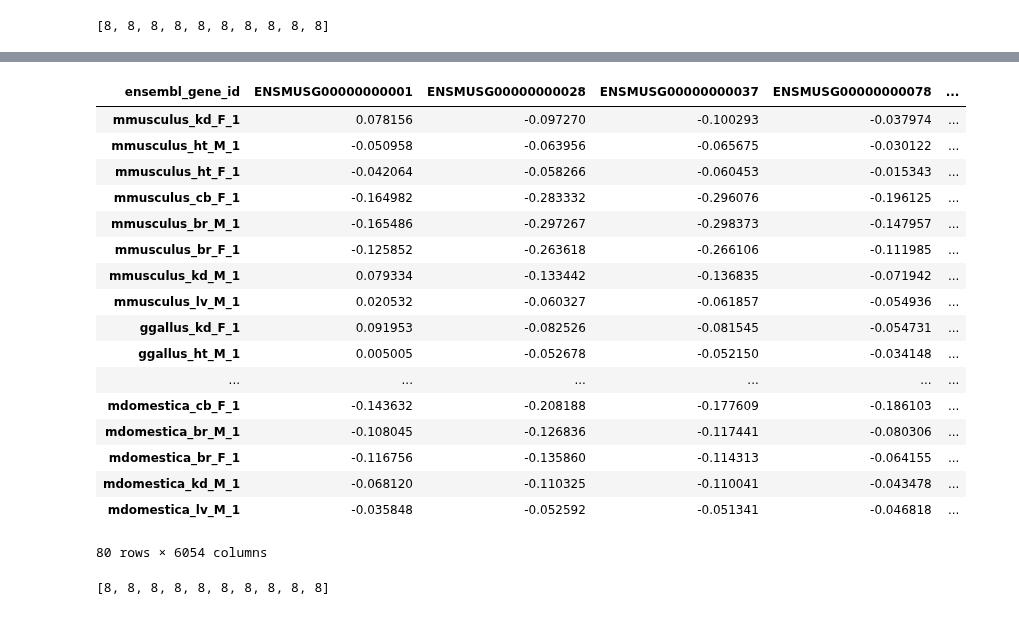
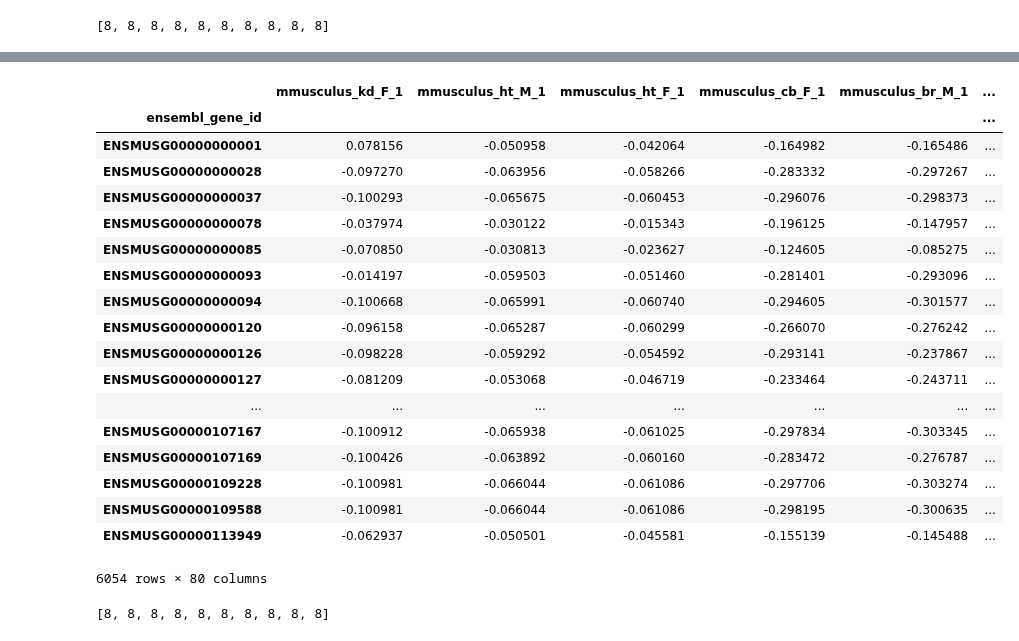
Before and after one commit to saketkc/EE-546-project, a Jupyter notebook: notebooks/22-MultiSpecies-SRP007412.ipynb, the cells around one changed output, grey strips where cells are left out. Saved outputs shown, nothing was run; the diff lists cells and outputs as text; code cells hidden in the pictures.

```diff
--- a/notebooks/22-MultiSpecies-SRP007412.ipynb
+++ b/notebooks/22-MultiSpecies-SRP007412.ipynb
@@ -645,24 +643,25 @@ ax.add_artist(leg)
 # %%
-all_species_combined_counts_df_normalized
+all_species_combined_counts_df_normalized.T
 # %% [output]
-| ensembl_gene_id | ENSMUSG00000000001 | ENSMUSG00000000028 | ENSMUSG00000000037 | ENSMUSG00000000078 | ... |
-| mmusculus_kd_F_1 | 0.078156 | -0.097270 | -0.100293 | -0.037974 | ... |
-| mmusculus_ht_M_1 | -0.050958 | -0.063956 | -0.065675 | -0.030122 | ... |
-| mmusculus_ht_F_1 | -0.042064 | -0.058266 | -0.060453 | -0.015343 | ... |
-| mmusculus_cb_F_1 | -0.164982 | -0.283332 | -0.296076 | -0.196125 | ... |
-| mmusculus_br_M_1 | -0.165486 | -0.297267 | -0.298373 | -0.147957 | ... |
-| mmusculus_br_F_1 | -0.125852 | -0.263618 | -0.266106 | -0.111985 | ... |
-| mmusculus_kd_M_1 | 0.079334 | -0.133442 | -0.136835 | -0.071942 | ... |
-| mmusculus_lv_M_1 | 0.020532 | -0.060327 | -0.061857 | -0.054936 | ... |
-| ggallus_kd_F_1 | 0.091953 | -0.082526 | -0.081545 | -0.054731 | ... |
-| ggallus_ht_M_1 | 0.005005 | -0.052678 | -0.052150 | -0.034148 | ... |
-| ... | ... | ... | ... | ... | ... |
-| mdomestica_cb_F_1 | -0.143632 | -0.208188 | -0.177609 | -0.186103 | ... |
-| mdomestica_br_M_1 | -0.108045 | -0.126836 | -0.117441 | -0.080306 | ... |
-| mdomestica_br_F_1 | -0.116756 | -0.135860 | -0.114313 | -0.064155 | ... |
-| mdomestica_kd_M_1 | -0.068120 | -0.110325 | -0.110041 | -0.043478 | ... |
-| mdomestica_lv_M_1 | -0.035848 | -0.052592 | -0.051341 | -0.046818 | ... |
+|  | mmusculus_kd_F_1 | mmusculus_ht_M_1 | mmusculus_ht_F_1 | mmusculus_cb_F_1 | mmusculus_br_M_1 | ... |
+| ensembl_gene_id |  |  |  |  |  | ... |
+| ENSMUSG00000000001 | 0.078156 | -0.050958 | -0.042064 | -0.164982 | -0.165486 | ... |
+| ENSMUSG00000000028 | -0.097270 | -0.063956 | -0.058266 | -0.283332 | -0.297267 | ... |
+| ENSMUSG00000000037 | -0.100293 | -0.065675 | -0.060453 | -0.296076 | -0.298373 | ... |
+| ENSMUSG00000000078 | -0.037974 | -0.030122 | -0.015343 | -0.196125 | -0.147957 | ... |
+| ENSMUSG00000000085 | -0.070850 | -0.030813 | -0.023627 | -0.124605 | -0.085275 | ... |
+| ENSMUSG00000000093 | -0.014197 | -0.059503 | -0.051460 | -0.281401 | -0.293096 | ... |
+| ENSMUSG00000000094 | -0.100668 | -0.065991 | -0.060740 | -0.294605 | -0.301577 | ... |
+| ENSMUSG00000000120 | -0.096158 | -0.065287 | -0.060299 | -0.266070 | -0.276242 | ... |
+| ENSMUSG00000000126 | -0.098228 | -0.059292 | -0.054592 | -0.293141 | -0.237867 | ... |
+| ENSMUSG00000000127 | -0.081209 | -0.053068 | -0.046719 | -0.233464 | -0.243711 | ... |
+| ... | ... | ... | ... | ... | ... | ... |
+| ENSMUSG00000107167 | -0.100912 | -0.065938 | -0.061025 | -0.297834 | -0.303345 | ... |
+| ENSMUSG00000107169 | -0.100426 | -0.063892 | -0.060160 | -0.283472 | -0.276787 | ... |
+| ENSMUSG00000109228 | -0.100981 | -0.066044 | -0.061086 | -0.297706 | -0.303274 | ... |
+| ENSMUSG00000109588 | -0.100981 | -0.066044 | -0.061086 | -0.298195 | -0.300635 | ... |
+| ENSMUSG00000113949 | -0.062937 | -0.050501 | -0.045581 | -0.155139 | -0.145488 | ... |
-80 rows × 6054 columns
+6054 rows × 80 columns
 # %%
 specie_wise_index_tracker
 # %% [output]
```
Also changed, not shown: parts of 22 cells of this notebook, 1 other file.
